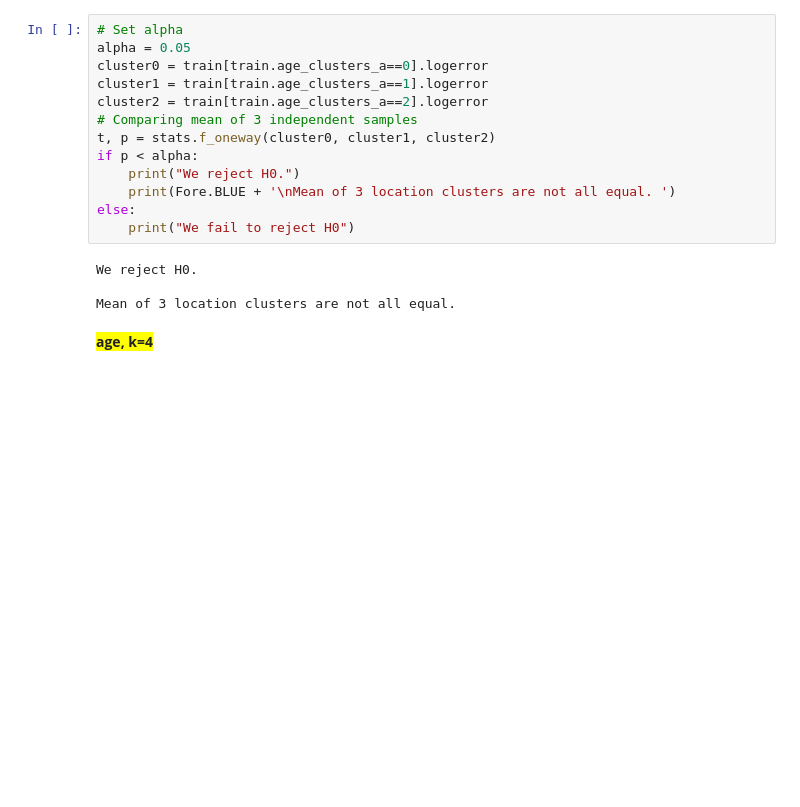
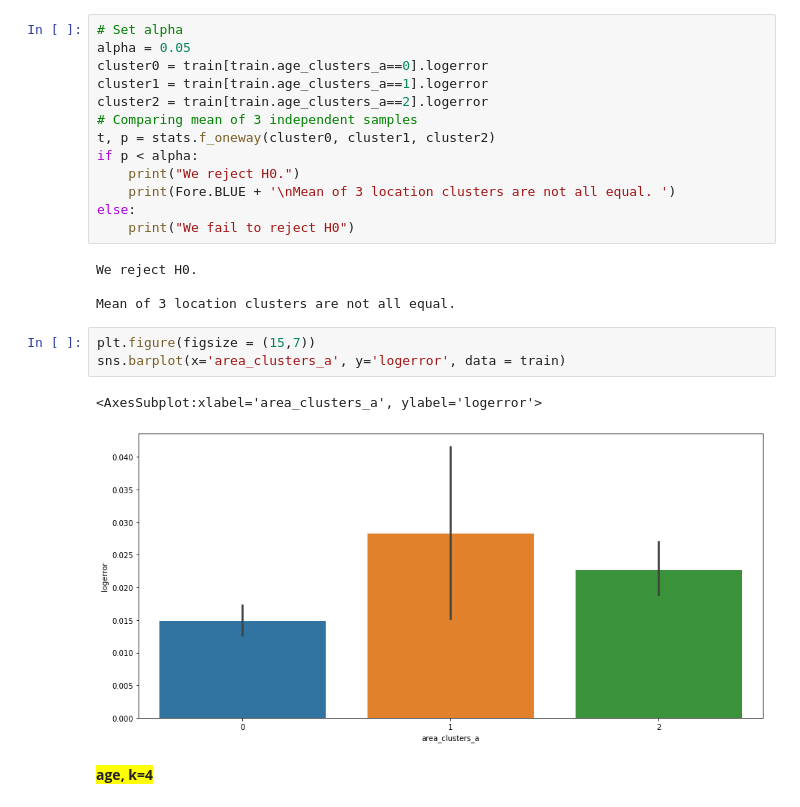
Before and after one commit to m3redithw/Zestimates-Clustering-Project, a Jupyter notebook: modeling.ipynb, the cells around one changed output. Cells and saved outputs as stored; diff of their text form; blank space fills up the shorter version.

Commit message:
added area clusters

```diff
--- a/modeling.ipynb
+++ b/modeling.ipynb
@@ -409,6 +409,12 @@ else:
 We reject H0.
 
 Mean of 3 location clusters are not all equal.
+# %%
+plt.figure(figsize = (15,7))
+sns.barplot(x='area_clusters_a', y='logerror', data = train)
+# %% [output]
+<AxesSubplot:xlabel='area_clusters_a', ylabel='logerror'>
+[figure, added]
 # %% [markdown]
 <span style='background :yellow' >**age, k=4**</span>
 # %%
```
Also changed, not shown: parts of 3 cells of this notebook.
